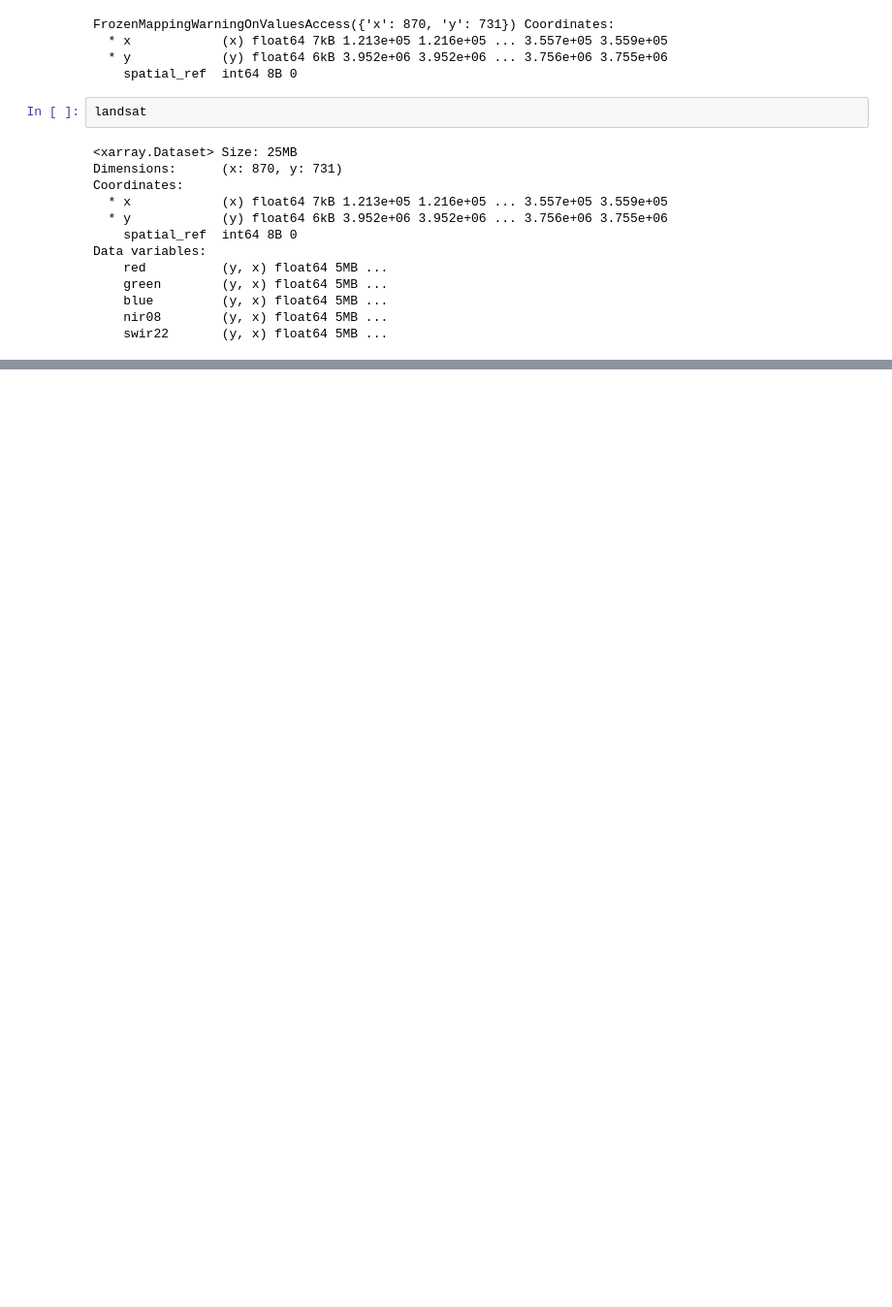
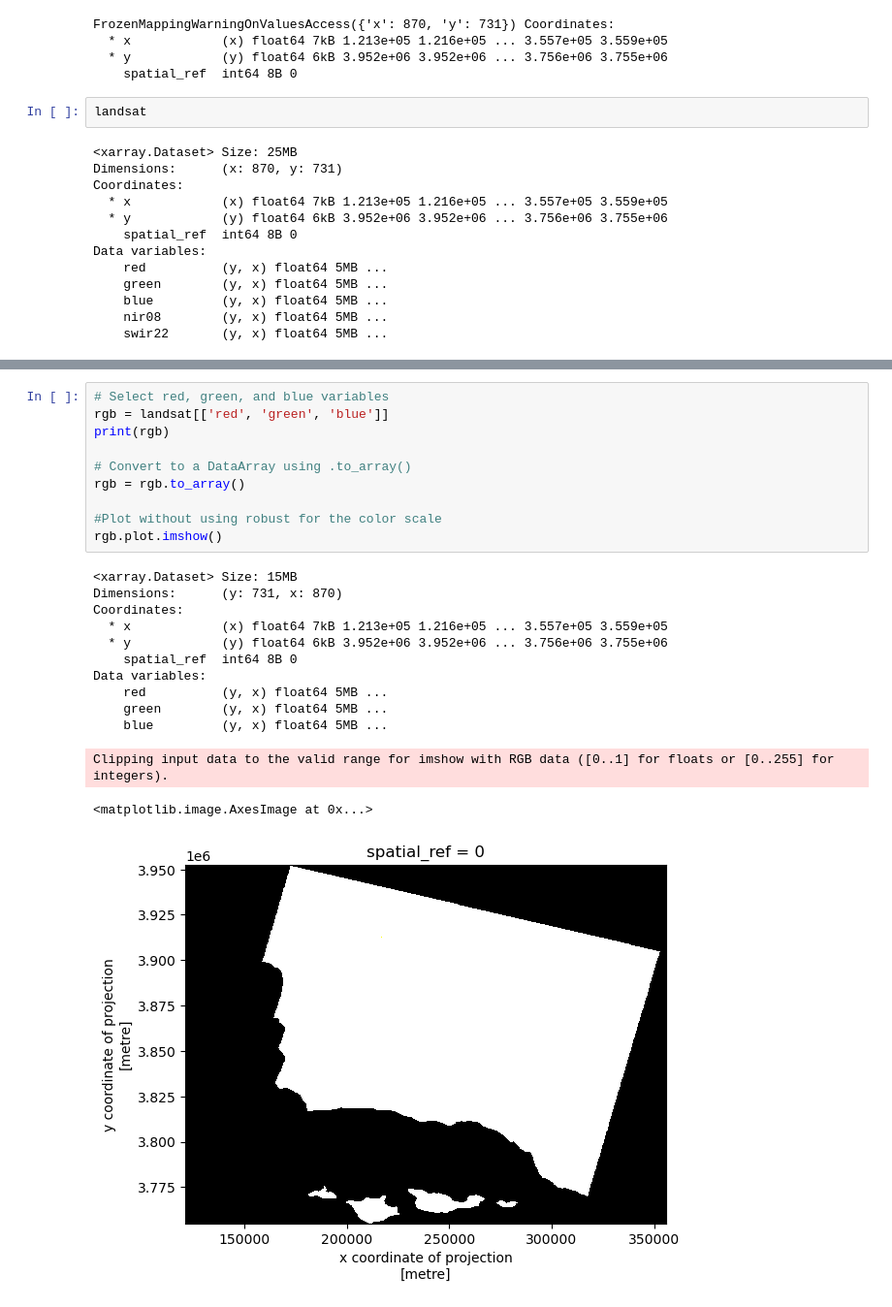
Before and after one commit to nicolelpepper/eds220-hwk4, a Jupyter notebook: hwk4-task2-false-color-PEPPER.ipynb.ipynb, the cells around one changed output, grey strips where cells are left out. Shown at 97% size. Saved outputs shown, nothing was run; the diff lists cells and outputs as text; blank space fills up the shorter version.

```diff
--- a/hwk4-task2-false-color-PEPPER.ipynb.ipynb
+++ b/hwk4-task2-false-color-PEPPER.ipynb.ipynb
@@ -80,0 +149,24 @@ Data variables:
+# %%
+# Select red, green, and blue variables
+rgb = landsat[['red', 'green', 'blue']]
+print(rgb)
+
+# Convert to a DataArray using .to_array()
+rgb = rgb.to_array()
+
+#Plot without using robust for the color scale
+rgb.plot.imshow()
+# %% [output]
+<xarray.Dataset> Size: 15MB
+Dimensions:      (y: 731, x: 870)
+Coordinates:
+  * x            (x) float64 7kB 1.213e+05 1.216e+05 ... 3.557e+05 3.559e+05
+  * y            (y) float64 6kB 3.952e+06 3.952e+06 ... 3.756e+06 3.755e+06
+    spatial_ref  int64 8B 0
+Data variables:
+    red          (y, x) float64 5MB ...
+    green        (y, x) float64 5MB ...
+    blue         (y, x) float64 5MB ...
+Clipping input data to the valid range for imshow with RGB data ([0..1] for floats or [0..255] for integers).
+<matplotlib.image.AxesImage at 0x...>
+[figure, added]
```
Also changed, not shown: parts of 30 cells of this notebook.
